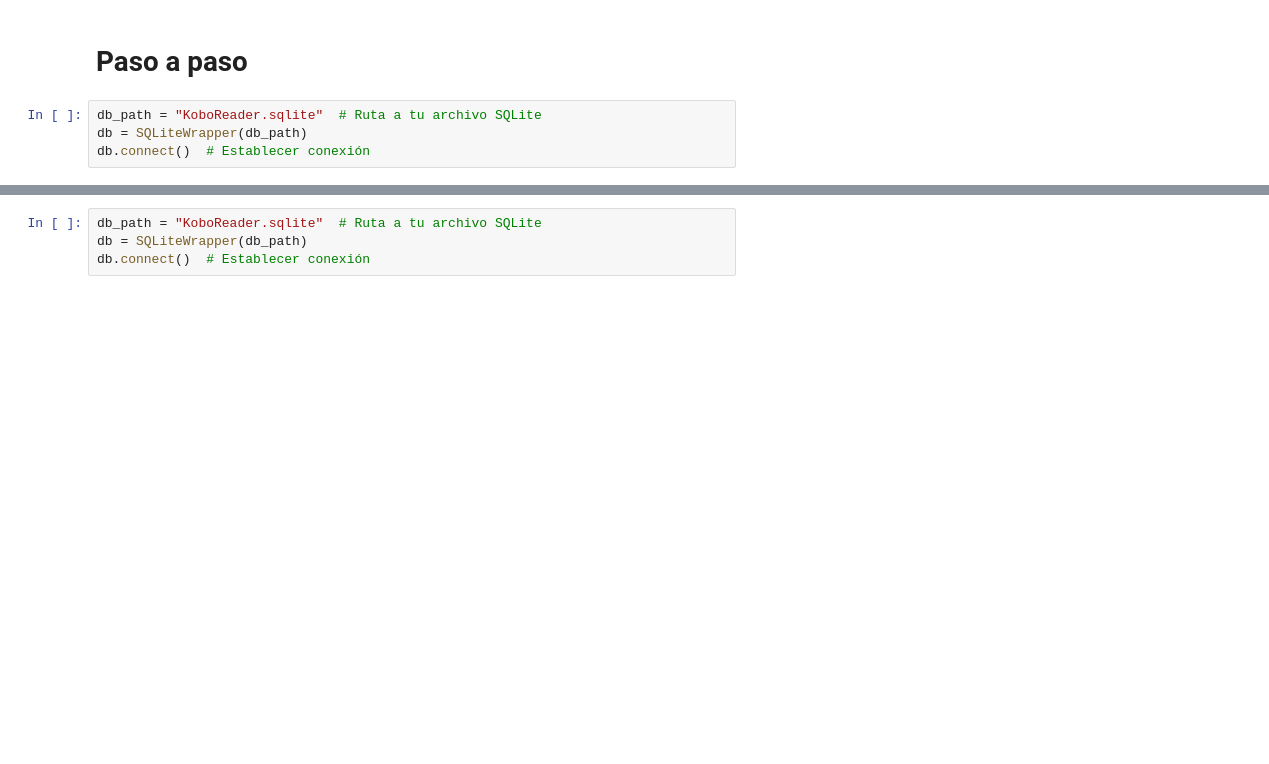
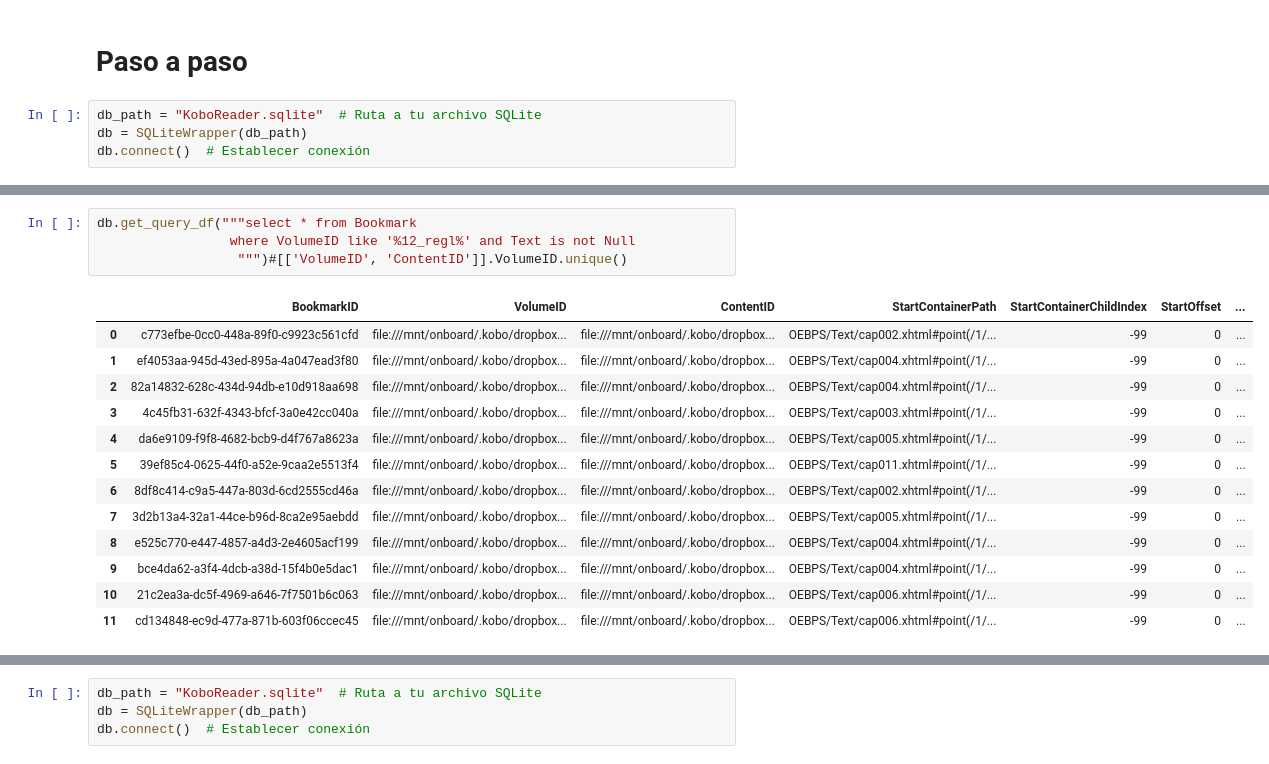
Before and after one commit to jaguirrepeman/koboannotations, a Jupyter notebook: notebook_kobo.ipynb, the cells around one changed output, grey strips where cells are left out. Drawn from its saved outputs; the diff is of its cells as text; blank space fills up the shorter version.

```diff
--- a/notebook_kobo.ipynb
+++ b/notebook_kobo.ipynb
@@ -38,0 +193,18 @@ db.connect()  # Establecer conexión
+# %%
+db.get_query_df("""select * from Bookmark
+                 where VolumeID like '%12_regl%' and Text is not Null
+                  """)#[['VolumeID', 'ContentID']].VolumeID.unique()
+# %% [output]
+|  | BookmarkID | VolumeID | ContentID | StartContainerPath | StartContainerChildIndex | StartOffset | ... |
+| 0 | c773efbe-0cc0-448a-89f0-c9923c561cfd | file:///mnt/onboard/.kobo/dropbox... | file:///mnt/onboard/.kobo/dropbox... | OEBPS/Text/cap002.xhtml#point(/1/... | -99 | 0 | ... |
+| 1 | ef4053aa-945d-43ed-895a-4a047ead3f80 | file:///mnt/onboard/.kobo/dropbox... | file:///mnt/onboard/.kobo/dropbox... | OEBPS/Text/cap004.xhtml#point(/1/... | -99 | 0 | ... |
+| 2 | 82a14832-628c-434d-94db-e10d918aa698 | file:///mnt/onboard/.kobo/dropbox... | file:///mnt/onboard/.kobo/dropbox... | OEBPS/Text/cap004.xhtml#point(/1/... | -99 | 0 | ... |
+| 3 | 4c45fb31-632f-4343-bfcf-3a0e42cc040a | file:///mnt/onboard/.kobo/dropbox... | file:///mnt/onboard/.kobo/dropbox... | OEBPS/Text/cap003.xhtml#point(/1/... | -99 | 0 | ... |
+| 4 | da6e9109-f9f8-4682-bcb9-d4f767a8623a | file:///mnt/onboard/.kobo/dropbox... | file:///mnt/onboard/.kobo/dropbox... | OEBPS/Text/cap005.xhtml#point(/1/... | -99 | 0 | ... |
+| 5 | 39ef85c4-0625-44f0-a52e-9caa2e5513f4 | file:///mnt/onboard/.kobo/dropbox... | file:///mnt/onboard/.kobo/dropbox... | OEBPS/Text/cap011.xhtml#point(/1/... | -99 | 0 | ... |
+| 6 | 8df8c414-c9a5-447a-803d-6cd2555cd46a | file:///mnt/onboard/.kobo/dropbox... | file:///mnt/onboard/.kobo/dropbox... | OEBPS/Text/cap002.xhtml#point(/1/... | -99 | 0 | ... |
+| 7 | 3d2b13a4-32a1-44ce-b96d-8ca2e95aebdd | file:///mnt/onboard/.kobo/dropbox... | file:///mnt/onboard/.kobo/dropbox... | OEBPS/Text/cap005.xhtml#point(/1/... | -99 | 0 | ... |
+| 8 | e525c770-e447-4857-a4d3-2e4605acf199 | file:///mnt/onboard/.kobo/dropbox... | file:///mnt/onboard/.kobo/dropbox... | OEBPS/Text/cap004.xhtml#point(/1/... | -99 | 0 | ... |
+| 9 | bce4da62-a3f4-4dcb-a38d-15f4b0e5dac1 | file:///mnt/onboard/.kobo/dropbox... | file:///mnt/onboard/.kobo/dropbox... | OEBPS/Text/cap004.xhtml#point(/1/... | -99 | 0 | ... |
+| 10 | 21c2ea3a-dc5f-4969-a646-7f7501b6c063 | file:///mnt/onboard/.kobo/dropbox... | file:///mnt/onboard/.kobo/dropbox... | OEBPS/Text/cap006.xhtml#point(/1/... | -99 | 0 | ... |
+| 11 | cd134848-ec9d-477a-871b-603f06ccec45 | file:///mnt/onboard/.kobo/dropbox... | file:///mnt/onboard/.kobo/dropbox... | OEBPS/Text/cap006.xhtml#point(/1/... | -99 | 0 | ... |
```
Also changed, not shown: parts of 41 cells of this notebook, 1 other file.
